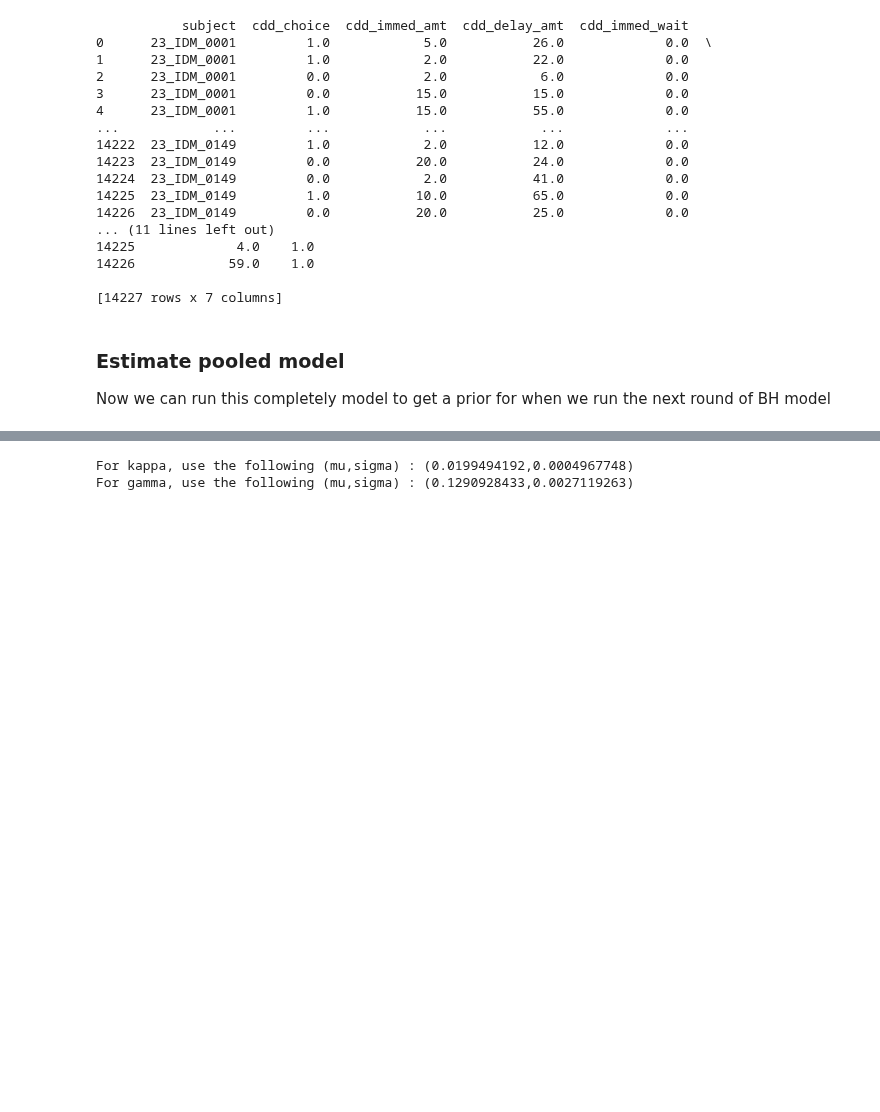
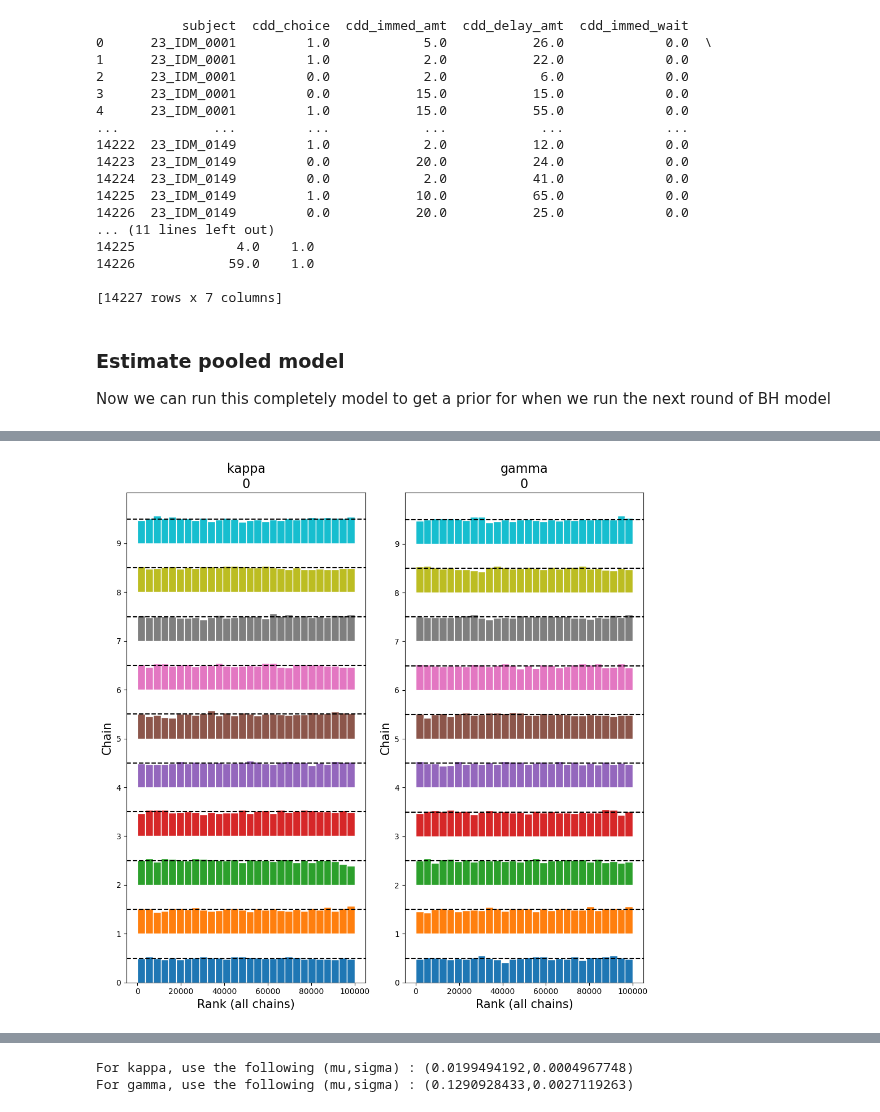
Before and after one commit to CDN-Lab/BH_model, a Jupyter notebook: complete_pool_as_prior.ipynb, the cells around one changed output, grey strips where cells are left out. Drawn from its saved outputs; the diff is of its cells as text; code cells hidden in the pictures; blank space fills up the shorter version.

```diff
--- a/complete_pool_as_prior.ipynb
+++ b/complete_pool_as_prior.ipynb
@@ -142,0 +153,6 @@ KeyError: 'cdd_trial_resp.corr'
+# %%
+fig, axes = plt.subplots(1,2, figsize=(10,10))
+az.plot_rank(trace_pool,var_names=["kappa","gamma"],ax=axes)
+plt.tight_layout()
+# %% [output]
+[figure, added]
```
Also changed, not shown: parts of 5 cells of this notebook.
